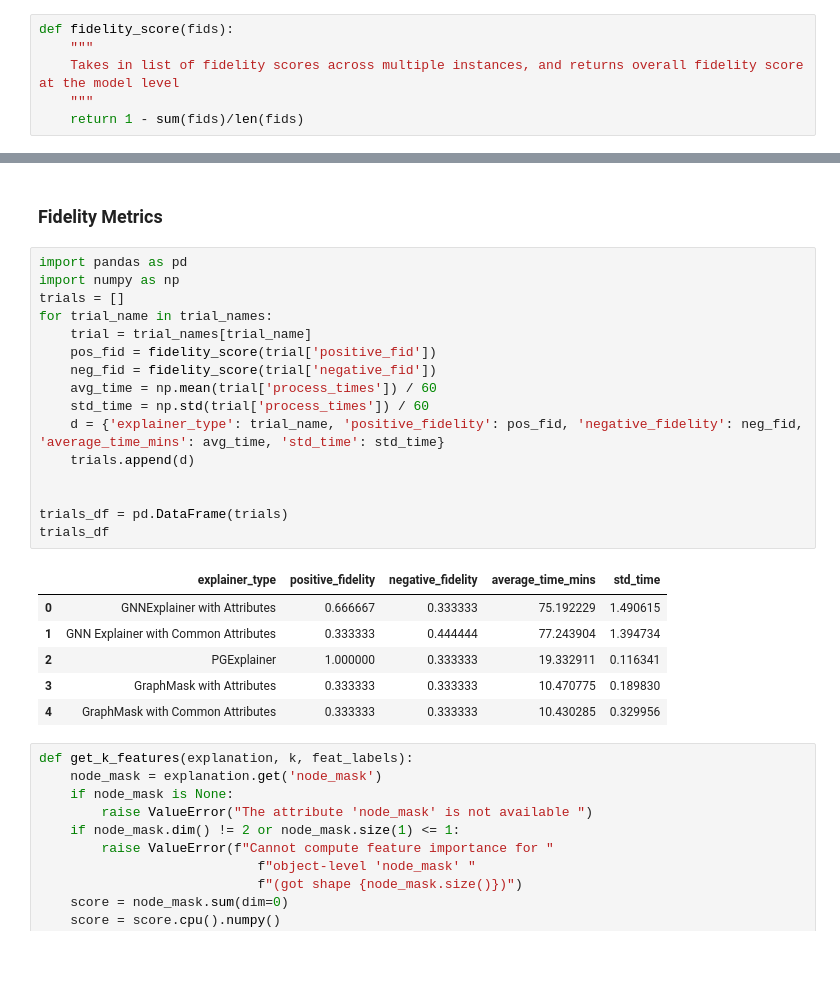
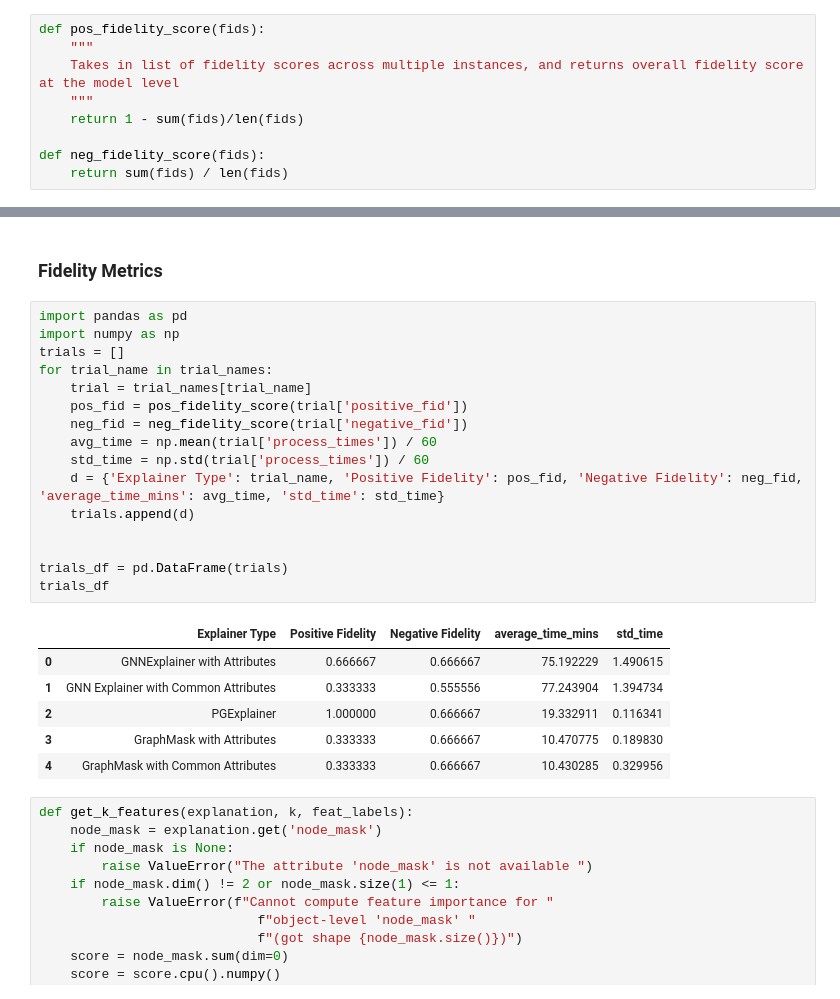
Before and after one commit to alyssaanastasi/srebp2-explanations, a Jupyter notebook: initial-experiment/init_exp.ipynb, the cells around one changed output, grey strips where cells are left out. Drawn from its saved outputs; the diff is of its cells as text; blank space fills up the shorter version.

```diff
--- a/initial-experiment/init_exp.ipynb
+++ b/initial-experiment/init_exp.ipynb
@@ -306,11 +335,14 @@ gm_comm = Explainer(
 # %% [markdown]
 ### Define Helper Functions
 # %%
-def fidelity_score(fids):
+def pos_fidelity_score(fids):
     """
     Takes in list of fidelity scores across multiple instances, and returns overall fidelity score at the model level
     """
     return 1 - sum(fids)/len(fids)
+
+def neg_fidelity_score(fids):
+    return sum(fids) / len(fids)
 # %%
 import time
 def trial(explainer):
@@ -399,26 +431,26 @@ trial_names = {"GNNExplainer with Attributes" : gnn_exp_attr,
 # %%
 import pandas as pd
 import numpy as np
 trials = []
 for trial_name in trial_names:
     trial = trial_names[trial_name]
-    pos_fid = fidelity_score(trial['positive_fid'])
-    neg_fid = fidelity_score(trial['negative_fid'])
+    pos_fid = pos_fidelity_score(trial['positive_fid'])
+    neg_fid = neg_fidelity_score(trial['negative_fid'])
     avg_time = np.mean(trial['process_times']) / 60
     std_time = np.std(trial['process_times']) / 60
-    d = {'explainer_type': trial_name, 'positive_fidelity': pos_fid, 'negative_fidelity': neg_fid, 'average_time_mins': avg_time, 'std_time': std_time}
+    d = {'Explainer Type': trial_name, 'Positive Fidelity': pos_fid, 'Negative Fidelity': neg_fid, 'average_time_mins': avg_time, 'std_time': std_time}
     trials.append(d)
 
 
 trials_df = pd.DataFrame(trials)
 trials_df
 # %% [output]
-|  | explainer_type | positive_fidelity | negative_fidelity | average_time_mins | std_time |
-| 0 | GNNExplainer with Attributes | 0.666667 | 0.333333 | 75.192229 | 1.490615 |
-| 1 | GNN Explainer with Common Attributes | 0.333333 | 0.444444 | 77.243904 | 1.394734 |
-| 2 | PGExplainer | 1.000000 | 0.333333 | 19.332911 | 0.116341 |
-| 3 | GraphMask with Attributes | 0.333333 | 0.333333 | 10.470775 | 0.189830 |
-| 4 | GraphMask with Common Attributes | 0.333333 | 0.333333 | 10.430285 | 0.329956 |
+|  | Explainer Type | Positive Fidelity | Negative Fidelity | average_time_mins | std_time |
+| 0 | GNNExplainer with Attributes | 0.666667 | 0.666667 | 75.192229 | 1.490615 |
+| 1 | GNN Explainer with Common Attributes | 0.333333 | 0.555556 | 77.243904 | 1.394734 |
+| 2 | PGExplainer | 1.000000 | 0.666667 | 19.332911 | 0.116341 |
+| 3 | GraphMask with Attributes | 0.333333 | 0.666667 | 10.470775 | 0.189830 |
+| 4 | GraphMask with Common Attributes | 0.333333 | 0.666667 | 10.430285 | 0.329956 |
 # %%
 def get_k_features(explanation, k, feat_labels):
     node_mask = explanation.get('node_mask')
```
Also changed, not shown: parts of 13 cells of this notebook, 6 other files.
